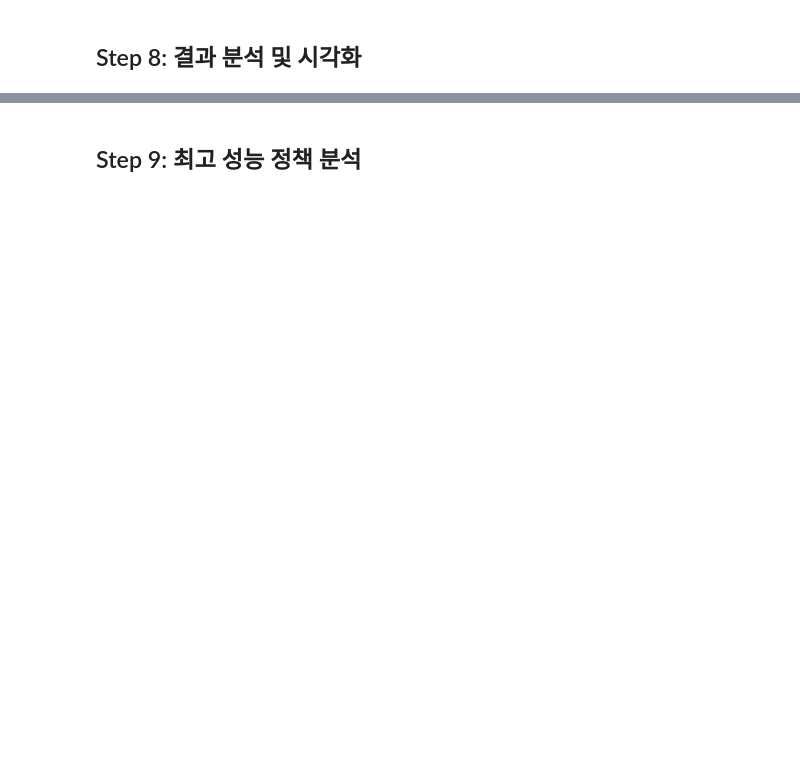
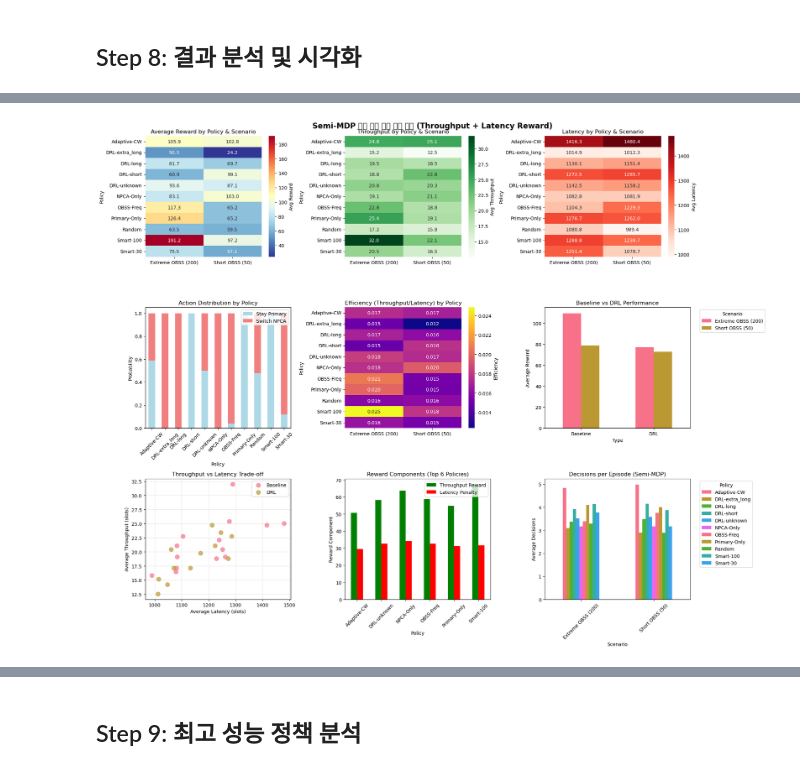
Before and after one commit to crazytb/NPCA_rein, a Jupyter notebook: compare_policies.ipynb, the cells around one changed output, grey strips where cells are left out. Saved outputs shown, nothing was run; the diff lists cells and outputs as text; code cells hidden in the pictures; blank space fills up the shorter version.

```diff
--- a/compare_policies.ipynb
+++ b/compare_policies.ipynb
@@ -504,0 +560,94 @@ plt.show()
+# %%
+# Semi-MDP 특화 종합 시각화
+fig, axes = plt.subplots(3, 3, figsize=(20, 16))
+fig.suptitle('Semi-MDP 환경 정책 성능 종합 비교 (Throughput + Latency Reward)', fontsize=16, fontweight='bold')
+
+# 1. 시나리오별 평균 보상 비교
+ax1 = axes[0, 0]
+pivot_reward = df_results.pivot_table(values='Avg_Reward', index='Policy', columns='Scenario', aggfunc='mean')
+sns.heatmap(pivot_reward, annot=True, fmt='.1f', cmap='RdYlBu_r', ax=ax1, cbar_kws={'label': 'Avg Reward'})
+ax1.set_title('Average Reward by Policy & Scenario')
+ax1.set_xlabel('')
+
+# 2. 처리량 비교
+ax2 = axes[0, 1]
+pivot_throughput = df_results.pivot_table(values='Avg_Throughput', index='Policy', columns='Scenario', aggfunc='mean')
+sns.heatmap(pivot_throughput, annot=True, fmt='.1f', cmap='Greens', ax=ax2, cbar_kws={'label': 'Avg Throughput'})
+ax2.set_title('Throughput by Policy & Scenario')
+ax2.set_xlabel('')
+
+# 3. 지연시간 비교
+ax3 = axes[0, 2]
+pivot_latency = df_results.pivot_table(values='Avg_Latency', index='Policy', columns='Scenario', aggfunc='mean')
+sns.heatmap(pivot_latency, annot=True, fmt='.1f', cmap='Reds', ax=ax3, cbar_kws={'label': 'Avg Latency'})
+ax3.set_title('Latency by Policy & Scenario')
+ax3.set_xlabel('')
+
+# 4. 액션 분포
+ax4 = axes[1, 0]
+policy_action = df_results.groupby('Policy').agg({
+    'Stay_Prob': 'mean',
+    'Switch_Prob': 'mean'
+})
+policy_action.plot(kind='bar', stacked=True, ax=ax4, color=['lightblue', 'lightcoral'])
+ax4.set_title('Action Distribution by Policy')
+ax4.set_ylabel('Probability')
+ax4.legend(['Stay Primary', 'Switch NPCA'])
+ax4.tick_params(axis='x', rotation=45)
+
+# 5. 효율성 비교 (처리량/지연 비율)
+ax5 = axes[1, 1]
+pivot_eff = df_results.pivot_table(values='Efficiency', index='Policy', columns='Scenario', aggfunc='mean')
+sns.heatmap(pivot_eff, annot=True, fmt='.3f', cmap='plasma', ax=ax5, cbar_kws={'label': 'Efficiency'})
+ax5.set_title('Efficiency (Throughput/Latency) by Policy')
+ax5.set_xlabel('')
+
+# 6. 베이스라인 vs DRL 성능 비교
+ax6 = axes[1, 2]
+type_performance = df_results.groupby(['Type', 'Scenario'])['Avg_Reward'].mean().unstack()
+type_performance.plot(kind='bar', ax=ax6)
+ax6.set_title('Baseline vs DRL Performance')
+ax6.set_ylabel('Average Reward')
+ax6.legend(title='Scenario', bbox_to_anchor=(1.05, 1), loc='upper left')
+ax6.tick_params(axis='x', rotation=0)
+
+# 7. 처리량 vs 지연시간 스캐터 플롯
+ax7 = axes[2, 0]
+for policy_type in df_results['Type'].unique():
+    subset = df_results[df_results['Type'] == policy_type]
+    ax7.scatter(subset['Avg_Latency'], subset['Avg_Throughput'],
+               label=policy_type, alpha=0.7, s=80)
+ax7.set_xlabel('Average Latency (slots)')
+ax7.set_ylabel('Average Throughput (slots)')
+ax7.set_title('Throughput vs Latency Trade-off')
+ax7.legend()
+ax7.grid(True, alpha=0.3)
+
+# 8. 보상 구성 요소 분석
+ax8 = axes[2, 1]
+top_policies = df_results.groupby('Policy')['Avg_Reward'].mean().nlargest(6).index
+top_results = df_results[df_results['Policy'].isin(top_policies)]
+
+reward_components = top_results.groupby('Policy')[['Throughput_Reward', 'Latency_Penalty']].mean()
+reward_components.plot(kind='bar', ax=ax8, color=['green', 'red'])
+ax8.set_title('Reward Components (Top 6 Policies)')
+ax8.set_ylabel('Reward Component')
+ax8.legend(['Throughput Reward', 'Latency Penalty'])
+ax8.tick_params(axis='x', rotation=45)
+
+# 9. 결정 빈도 분석 (Semi-MDP 특성)
+ax9 = axes[2, 2]
+decision_by_scenario = df_results.groupby(['Scenario', 'Policy'])['Avg_Decisions'].mean().unstack()
+decision_by_scenario.plot(kind='bar', ax=ax9)
+ax9.set_title('Decisions per Episode (Semi-MDP)')
+ax9.set_ylabel('Average Decisions')
+ax9.legend(title='Policy', bbox_to_anchor=(1.05, 1), loc='upper left')
+ax9.tick_params(axis='x', rotation=45)
+
+plt.tight_layout()
+plt.show()
+
+print("📊 Semi-MDP 특화 시각화 완료!")
+print("💡 새로운 메트릭: 처리량, 지연시간, 효율성, 보상 구성요소 분석")
+# %% [output]
+[figure, added]
```
Also changed, not shown: parts of 14 cells of this notebook, 39 other files.
